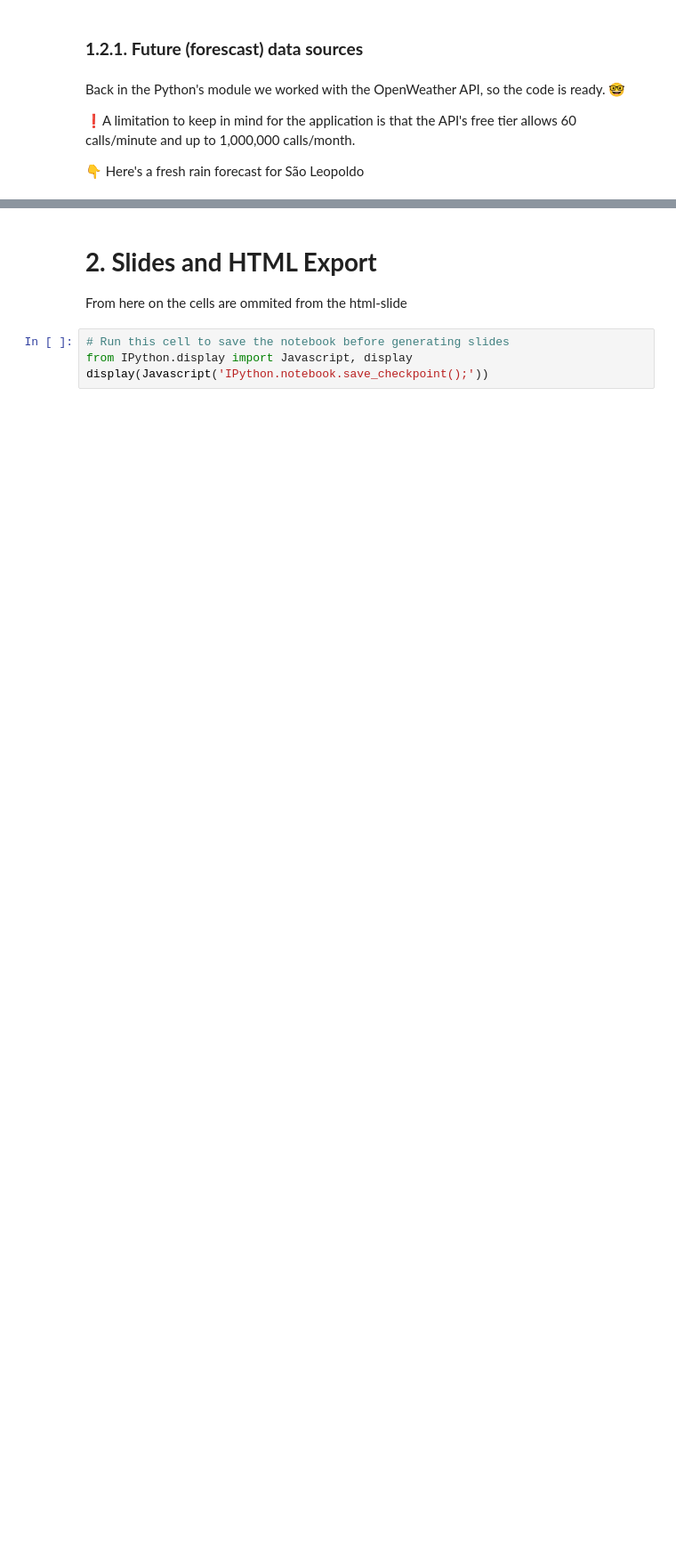
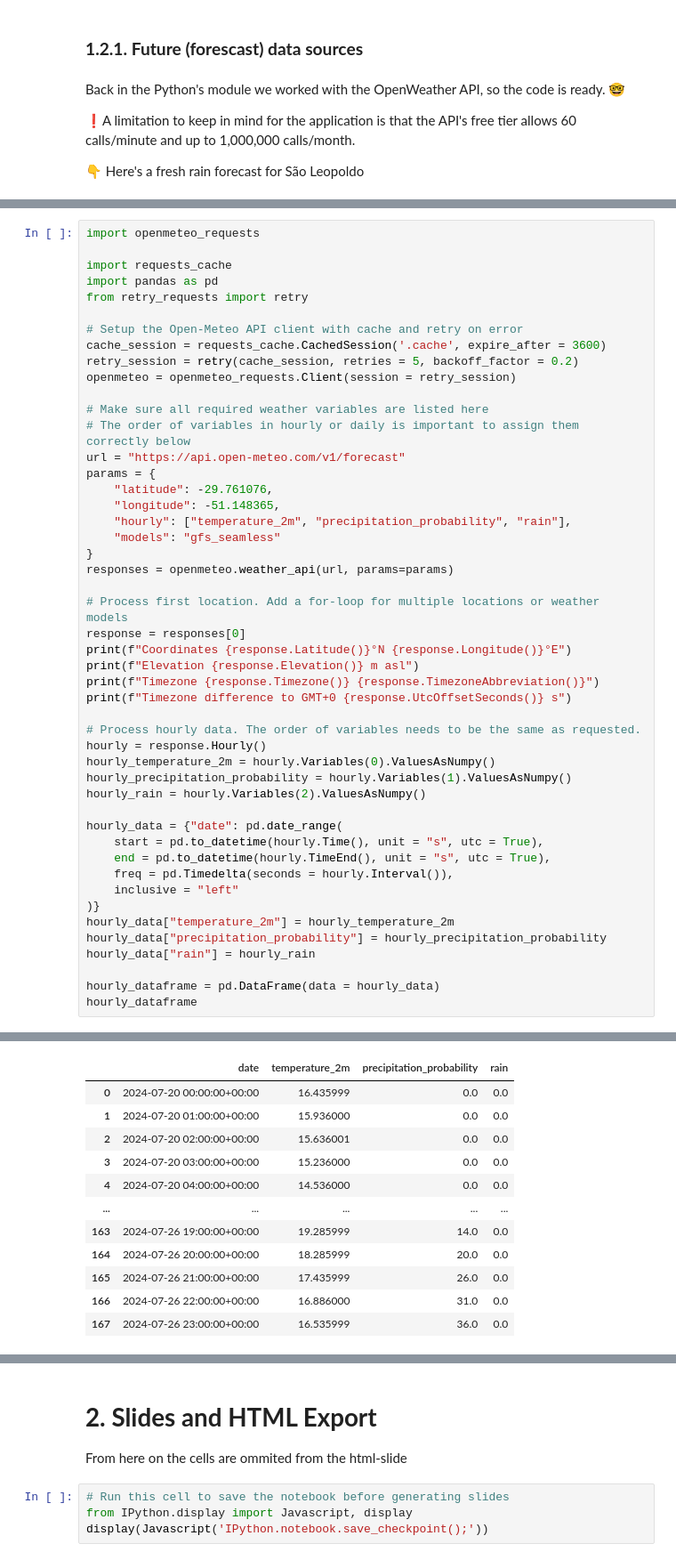
Before and after one commit to samucab/data-flood-forecasting-pitch, a Jupyter notebook: idea-viability.ipynb, the cells around one changed output, grey strips where cells are left out. Shown at 89% size. Cells and saved outputs as stored; diff of their text form; blank space fills up the shorter version.

Commit message:
added open-meteo api call

```diff
--- a/idea-viability.ipynb
+++ b/idea-viability.ipynb
@@ -223,0 +222,49 @@ pass
+# %%
+import openmeteo_requests
+
+import requests_cache
+import pandas as pd
+from retry_requests import retry
+
+# Setup the Open-Meteo API client with cache and retry on error
+cache_session = requests_cache.CachedSession('.cache', expire_after = 3600)
+retry_session = retry(cache_session, retries = 5, backoff_factor = 0.2)
+openmeteo = openmeteo_requests.Client(session = retry_session)
+
+# Make sure all required weather variables are listed here
+# The order of variables in hourly or daily is important to assign them correctly below
+url = "https://api.open-meteo.com/v1/forecast"
+params = {
+	"latitude": -29.761076,
+	"longitude": -51.148365,
+	"hourly": ["temperature_2m", "precipitation_probability", "rain"],
+    "models": "gfs_seamless"
+}
+responses = openmeteo.weather_api(url, params=params)
+
+# Process first location. Add a for-loop for multiple locations or weather models
+response = responses[0]
+print(f"Coordinates {response.Latitude()}°N {response.Longitude()}°E")
+print(f"Elevation {response.Elevation()} m asl")
+print(f"Timezone {response.Timezone()} {response.TimezoneAbbreviation()}")
+print(f"Timezone difference to GMT+0 {response.UtcOffsetSeconds()} s")
+
+# Process hourly data. The order of variables needs to be the same as requested.
+hourly = response.Hourly()
+hourly_temperature_2m = hourly.Variables(0).ValuesAsNumpy()
+hourly_precipitation_probability = hourly.Variables(1).ValuesAsNumpy()
+hourly_rain = hourly.Variables(2).ValuesAsNumpy()
+
+hourly_data = {"date": pd.date_range(
+	start = pd.to_datetime(hourly.Time(), unit = "s", utc = True),
+	end = pd.to_datetime(hourly.TimeEnd(), unit = "s", utc = True),
+	freq = pd.Timedelta(seconds = hourly.Interval()),
+	inclusive = "left"
+)}
+hourly_data["temperature_2m"] = hourly_temperature_2m
+hourly_data["precipitation_probability"] = hourly_precipitation_probability
+hourly_data["rain"] = hourly_rain
+
+hourly_dataframe = pd.DataFrame(data = hourly_data)
+hourly_dataframe
+# %% [output]
@@ -223,0 +275,12 @@ pass
+|  | date | temperature_2m | precipitation_probability | rain |
+| 0 | 2024-07-20 00:00:00+00:00 | 16.435999 | 0.0 | 0.0 |
+| 1 | 2024-07-20 01:00:00+00:00 | 15.936000 | 0.0 | 0.0 |
+| 2 | 2024-07-20 02:00:00+00:00 | 15.636001 | 0.0 | 0.0 |
+| 3 | 2024-07-20 03:00:00+00:00 | 15.236000 | 0.0 | 0.0 |
+| 4 | 2024-07-20 04:00:00+00:00 | 14.536000 | 0.0 | 0.0 |
+| ... | ... | ... | ... | ... |
+| 163 | 2024-07-26 19:00:00+00:00 | 19.285999 | 14.0 | 0.0 |
+| 164 | 2024-07-26 20:00:00+00:00 | 18.285999 | 20.0 | 0.0 |
+| 165 | 2024-07-26 21:00:00+00:00 | 17.435999 | 26.0 | 0.0 |
+| 166 | 2024-07-26 22:00:00+00:00 | 16.886000 | 31.0 | 0.0 |
+| 167 | 2024-07-26 23:00:00+00:00 | 16.535999 | 36.0 | 0.0 |
```
Also changed, not shown: parts of 3 cells of this notebook, 2 other files.
